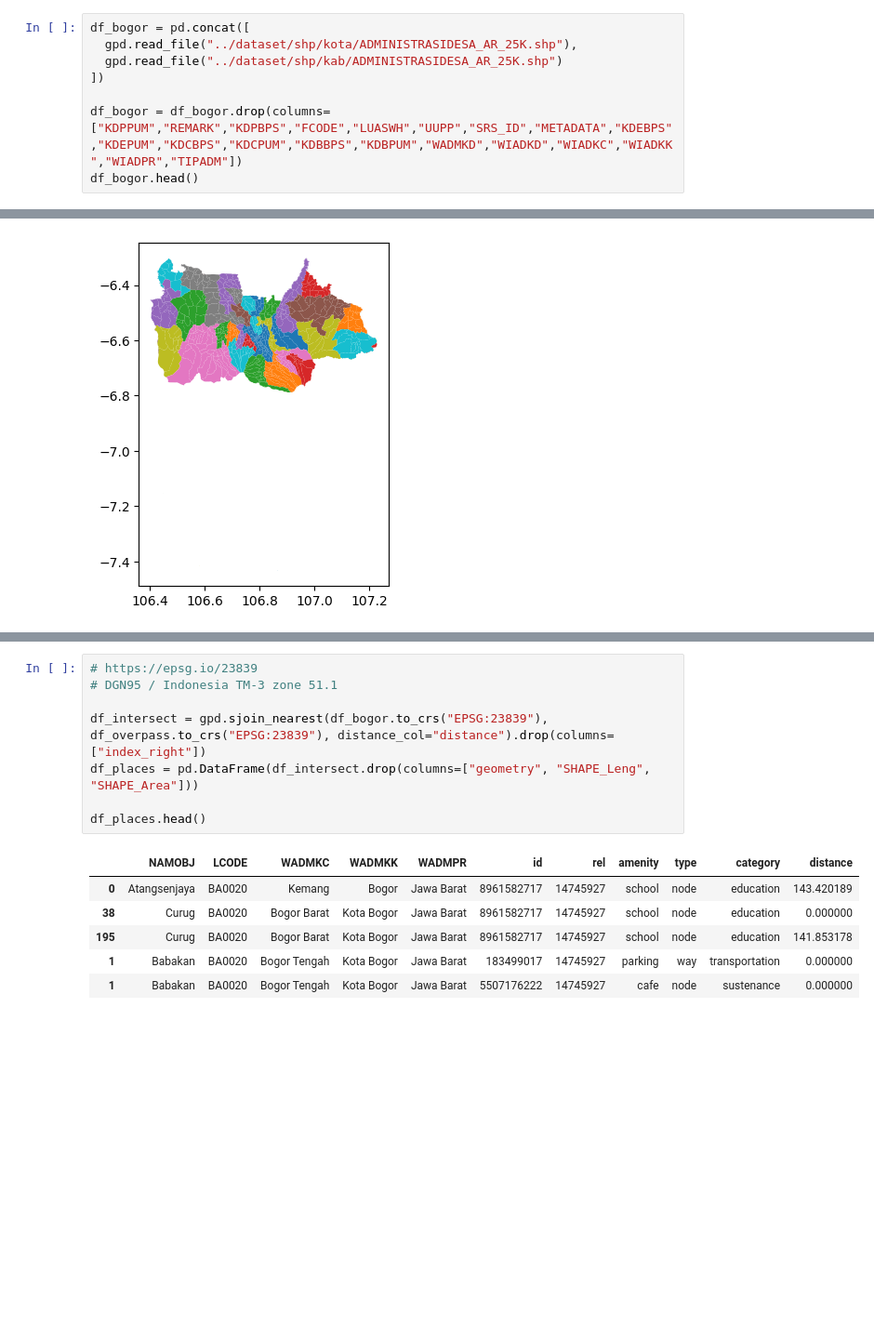
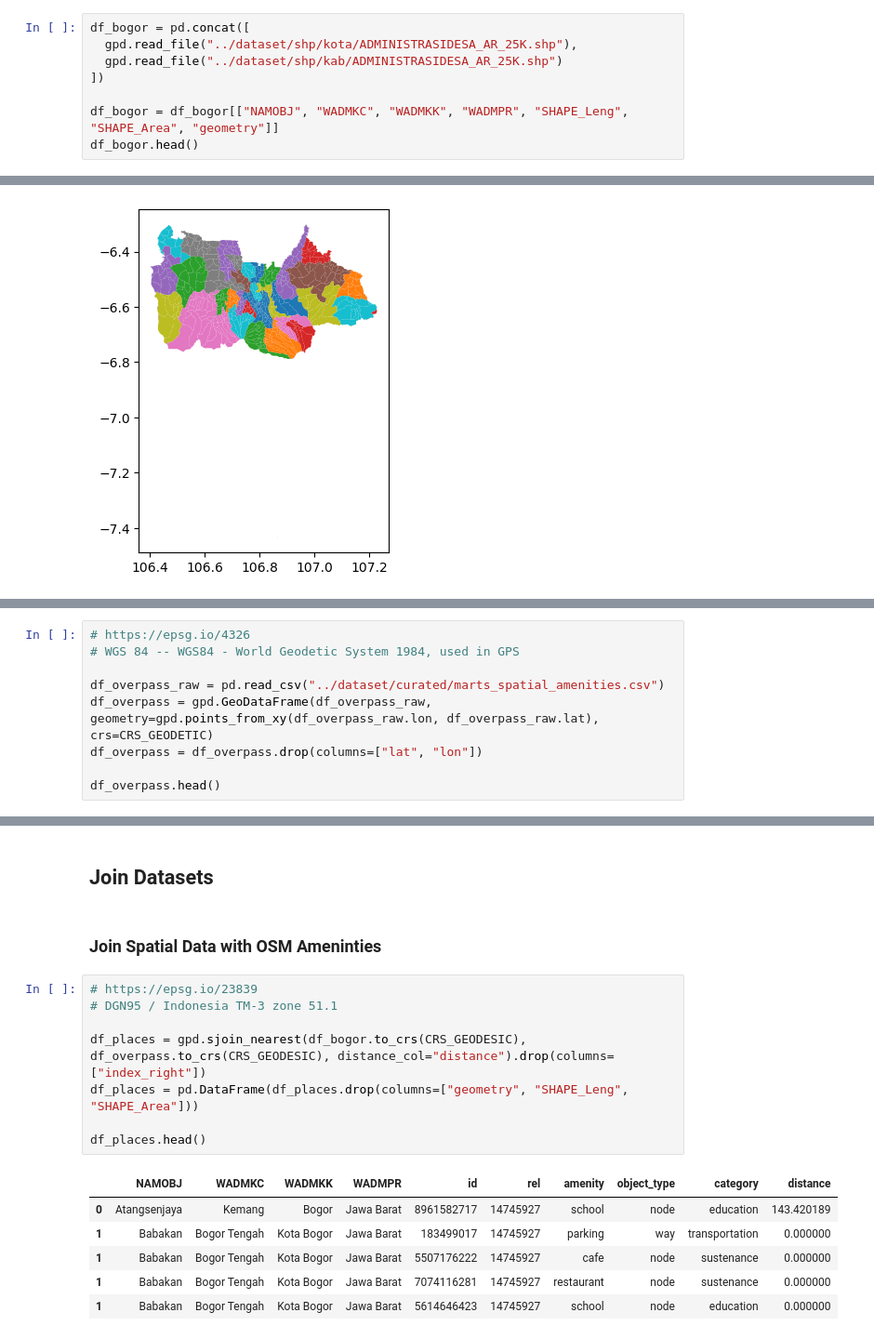
Before and after one commit to fahminlb33/bogor-house-price, a Jupyter notebook: notebooks/eda_spatial.ipynb, the cells around one changed output, grey strips where cells are left out. Shown at 93% size. Cells and saved outputs as stored; diff of their text form; blank space fills up the shorter version.

```diff
--- a/notebooks/eda_spatial.ipynb
+++ b/notebooks/eda_spatial.ipynb
@@ -9,6 +67,6 @@ df_bogor = pd.concat([
   gpd.read_file("../dataset/shp/kab/ADMINISTRASIDESA_AR_25K.shp")
 ])
 
-df_bogor = df_bogor.drop(columns=["KDPPUM","REMARK","KDPBPS","FCODE","LUASWH","UUPP","SRS_ID","METADATA","KDEBPS","KDEPUM","KDCBPS","KDCPUM","KDBBPS","KDBPUM","WADMKD","WIADKD","WIADKC","WIADKK","WIADPR","TIPADM"])
+df_bogor = df_bogor[["NAMOBJ", "WADMKC", "WADMKK", "WADMPR", "SHAPE_Leng", "SHAPE_Area", "geometry"]]
 df_bogor.head()
 # %% [output]
@@ -73,0 +100,9 @@ df_bogor.plot(column="WADMKC")
+# %%
+# https://epsg.io/4326
+# WGS 84 -- WGS84 - World Geodetic System 1984, used in GPS
+
+df_overpass_raw = pd.read_csv("../dataset/curated/marts_spatial_amenities.csv")
+df_overpass = gpd.GeoDataFrame(df_overpass_raw, geometry=gpd.points_from_xy(df_overpass_raw.lon, df_overpass_raw.lat), crs=CRS_GEODETIC)
+df_overpass = df_overpass.drop(columns=["lat", "lon"])
+
+df_overpass.head()
@@ -74,15 +128,19 @@ df_bogor.plot(column="WADMKC")
+# %% [markdown]
+## Join Datasets
+# %% [markdown]
+### Join Spatial Data with OSM Ameninties
 # %%
 # https://epsg.io/23839
 # DGN95 / Indonesia TM-3 zone 51.1
 
-df_intersect = gpd.sjoin_nearest(df_bogor.to_crs("EPSG:23839"), df_overpass.to_crs("EPSG:23839"), distance_col="distance").drop(columns=["index_right"])
-df_places = pd.DataFrame(df_intersect.drop(columns=["geometry", "SHAPE_Leng", "SHAPE_Area"]))
+df_places = gpd.sjoin_nearest(df_bogor.to_crs(CRS_GEODESIC), df_overpass.to_crs(CRS_GEODESIC), distance_col="distance").drop(columns=["index_right"])
+df_places = pd.DataFrame(df_places.drop(columns=["geometry", "SHAPE_Leng", "SHAPE_Area"]))
 
 df_places.head()
 # %% [output]
-|  | NAMOBJ | LCODE | WADMKC | WADMKK | WADMPR | id | rel | amenity | type | category | distance |
-| 0 | Atangsenjaya | BA0020 | Kemang | Bogor | Jawa Barat | 8961582717 | 14745927 | school | node | education | 143.420189 |
-| 38 | Curug | BA0020 | Bogor Barat | Kota Bogor | Jawa Barat | 8961582717 | 14745927 | school | node | education | 0.000000 |
-| 195 | Curug | BA0020 | Bogor Barat | Kota Bogor | Jawa Barat | 8961582717 | 14745927 | school | node | education | 141.853178 |
-| 1 | Babakan | BA0020 | Bogor Tengah | Kota Bogor | Jawa Barat | 183499017 | 14745927 | parking | way | transportation | 0.000000 |
-| 1 | Babakan | BA0020 | Bogor Tengah | Kota Bogor | Jawa Barat | 5507176222 | 14745927 | cafe | node | sustenance | 0.000000 |
+|  | NAMOBJ | WADMKC | WADMKK | WADMPR | id | rel | amenity | object_type | category | distance |
+| 0 | Atangsenjaya | Kemang | Bogor | Jawa Barat | 8961582717 | 14745927 | school | node | education | 143.420189 |
+| 1 | Babakan | Bogor Tengah | Kota Bogor | Jawa Barat | 183499017 | 14745927 | parking | way | transportation | 0.000000 |
+| 1 | Babakan | Bogor Tengah | Kota Bogor | Jawa Barat | 5507176222 | 14745927 | cafe | node | sustenance | 0.000000 |
+| 1 | Babakan | Bogor Tengah | Kota Bogor | Jawa Barat | 7074116281 | 14745927 | restaurant | node | sustenance | 0.000000 |
+| 1 | Babakan | Bogor Tengah | Kota Bogor | Jawa Barat | 5614646423 | 14745927 | school | node | education | 0.000000 |
```
Also changed, not shown: parts of 22 cells of this notebook, 8 other files.
